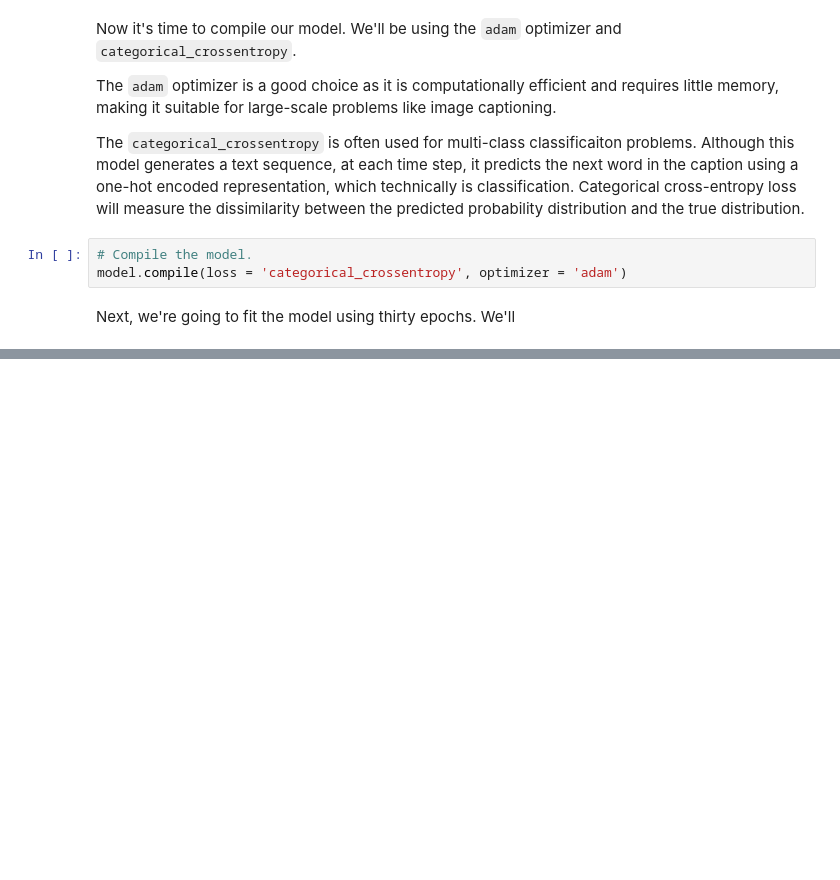
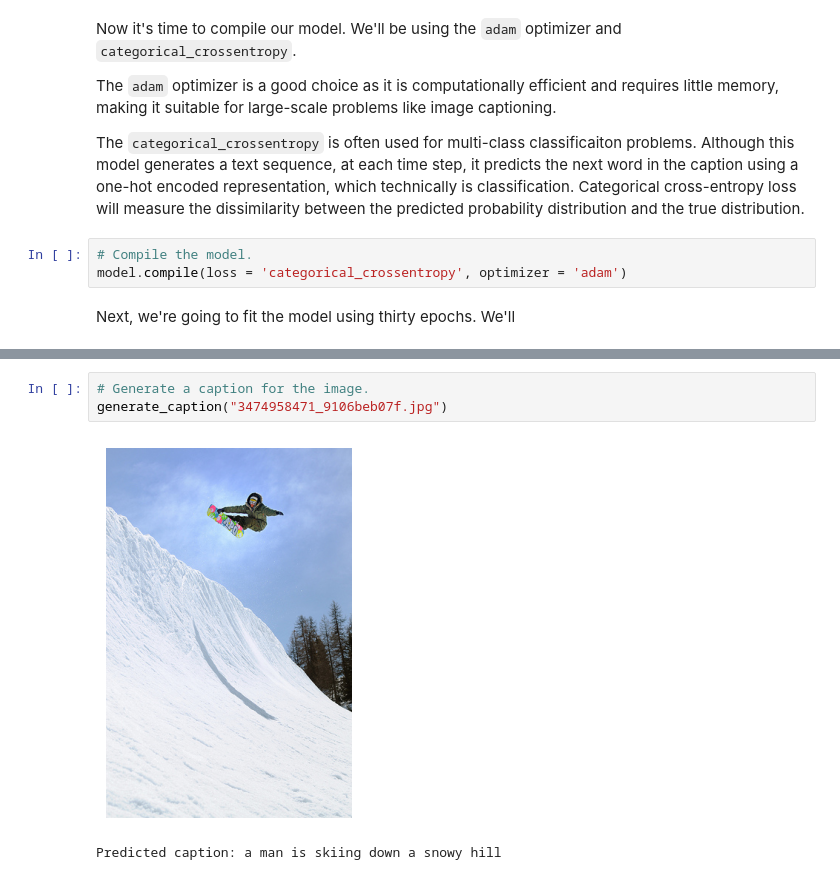
Before and after one commit to JetJadeja/image-captioning, a Jupyter notebook: image-captioning.ipynb, the cells around one changed output, grey strips where cells are left out. Saved outputs shown, nothing was run; the diff lists cells and outputs as text; blank space fills up the shorter version.

```diff
--- a/image-captioning.ipynb
+++ b/image-captioning.ipynb
@@ -368,0 +426,6 @@ Error:
+# %%
+# Generate a caption for the image.
+generate_caption("3474958471_9106beb07f.jpg")
+# %% [output]
+[figure, added]
+Predicted caption: a man is skiing down a snowy hill
```
Also changed, not shown: parts of 10 cells of this notebook.
